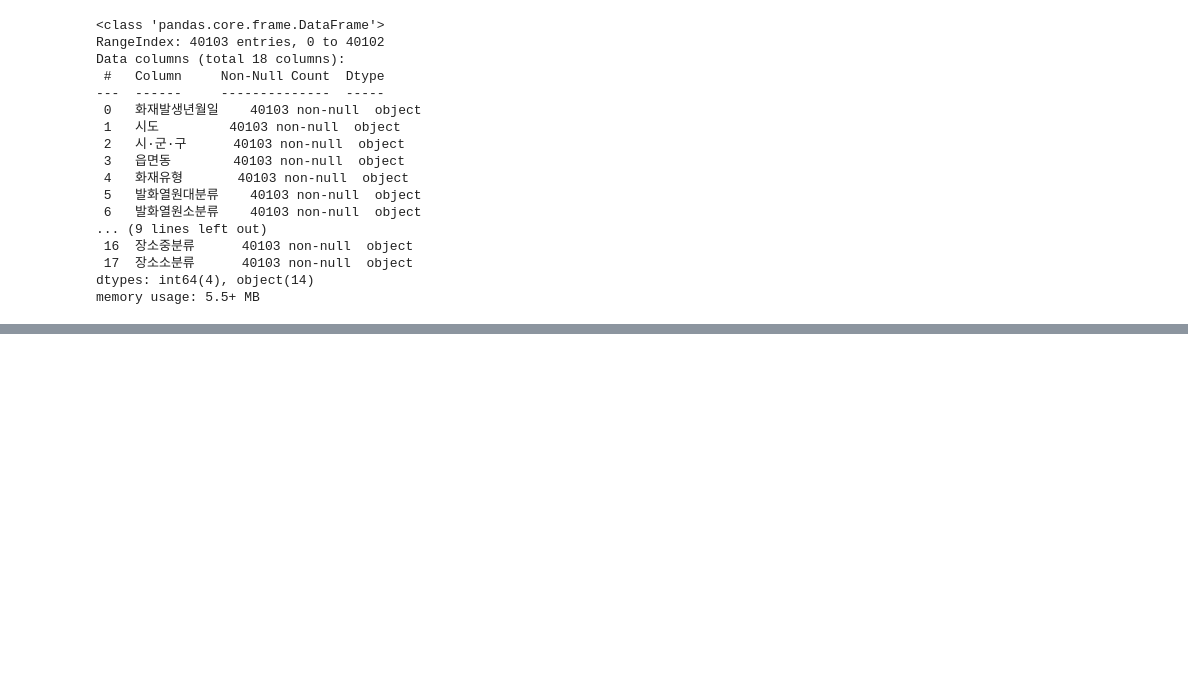
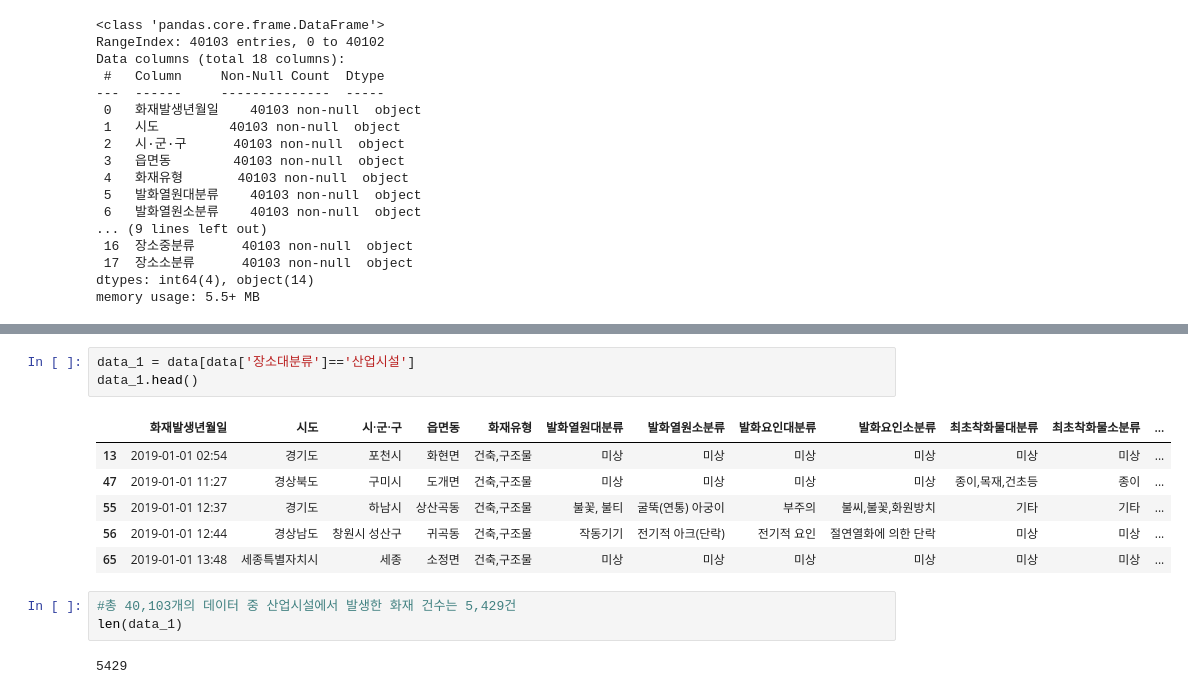
Before and after one commit to JuheePak/Convergence_project, a Jupyter notebook: src/fire_map.ipynb, the cells around one changed output, grey strips where cells are left out. Cells and saved outputs as stored; diff of their text form; blank space fills up the shorter version.

```diff
--- a/src/fire_map.ipynb
+++ b/src/fire_map.ipynb
@@ -43,0 +175,15 @@ memory usage: 5.5+ MB
+# %%
+data_1 = data[data['장소대분류']=='산업시설']
+data_1.head()
+# %% [output]
+|  | 화재발생년월일 | 시도 | 시·군·구 | 읍면동 | 화재유형 | 발화열원대분류 | 발화열원소분류 | 발화요인대분류 | 발화요인소분류 | 최초착화물대분류 | 최초착화물소분류 | ... |
+| 13 | 2019-01-01 02:54 | 경기도 | 포천시 | 화현면 | 건축,구조물 | 미상 | 미상 | 미상 | 미상 | 미상 | 미상 | ... |
+| 47 | 2019-01-01 11:27 | 경상북도 | 구미시 | 도개면 | 건축,구조물 | 미상 | 미상 | 미상 | 미상 | 종이,목재,건초등 | 종이 | ... |
+| 55 | 2019-01-01 12:37 | 경기도 | 하남시 | 상산곡동 | 건축,구조물 | 불꽃, 불티 | 굴뚝(연통) 아궁이 | 부주의 | 불씨,불꽃,화원방치 | 기타 | 기타 | ... |
+| 56 | 2019-01-01 12:44 | 경상남도 | 창원시 성산구 | 귀곡동 | 건축,구조물 | 작동기기 | 전기적 아크(단락) | 전기적 요인 | 절연열화에 의한 단락 | 미상 | 미상 | ... |
+| 65 | 2019-01-01 13:48 | 세종특별자치시 | 세종 | 소정면 | 건축,구조물 | 미상 | 미상 | 미상 | 미상 | 미상 | 미상 | ... |
+# %%
+#총 40,103개의 데이터 중 산업시설에서 발생한 화재 건수는 5,429건
+len(data_1)
+# %% [output]
+5429
```
Also changed, not shown: parts of 16 cells of this notebook, 2 other files.
